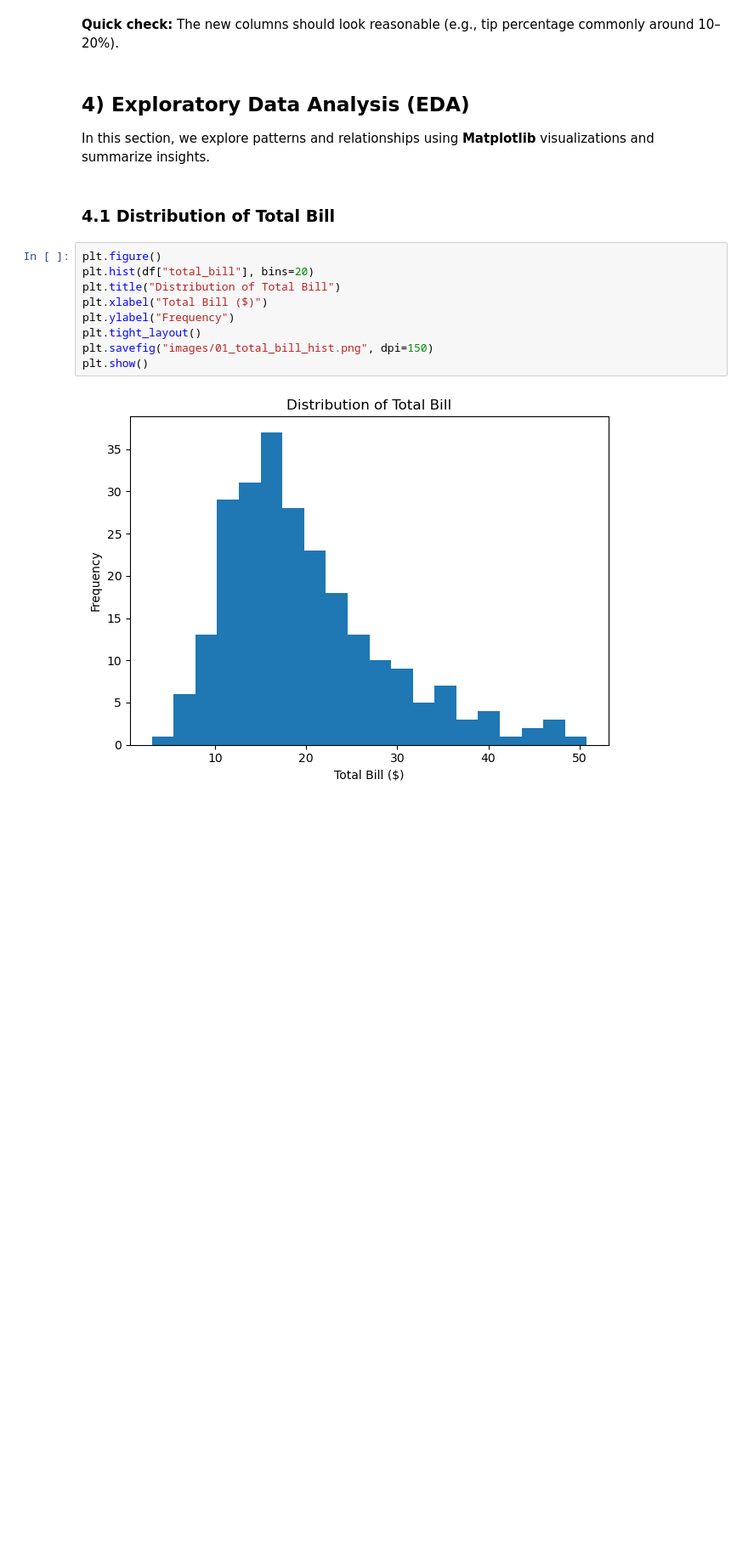
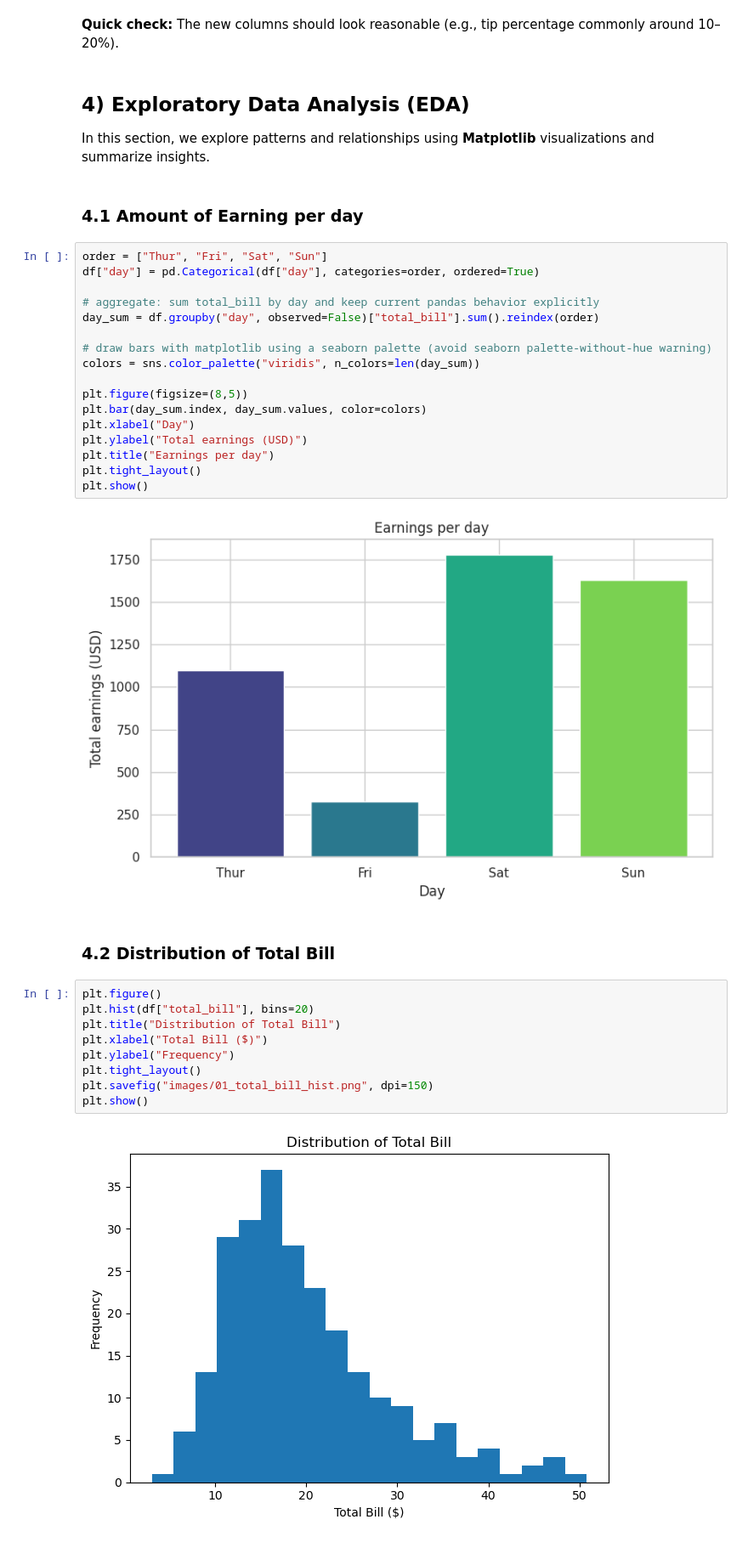
Before and after one commit to aaronjalomo/DS201-Final-Project-Tips, a Jupyter notebook: DS201_Final_Project.ipynb, the cells around one changed output. Shown at 85% size. Drawn from its saved outputs; the diff is of its cells as text; blank space fills up the shorter version.

```diff
--- a/DS201_Final_Project.ipynb
+++ b/DS201_Final_Project.ipynb
@@ -163,8 +163,29 @@ df[["total_bill", "tip", "size", "tip_pct", "bill_per_person"]].head()
 # %% [markdown]
 ## 4) Exploratory Data Analysis (EDA)
 In this section, we explore patterns and relationships using **Matplotlib** visualizations and summarize insights.
+# %% [markdown]
+### 4.1 Amount of Earning per day
+# %%
+order = ["Thur", "Fri", "Sat", "Sun"]
+df["day"] = pd.Categorical(df["day"], categories=order, ordered=True)
+
+# aggregate: sum total_bill by day and keep current pandas behavior explicitly
+day_sum = df.groupby("day", observed=False)["total_bill"].sum().reindex(order)
+
+# draw bars with matplotlib using a seaborn palette (avoid seaborn palette-without-hue warning)
+colors = sns.color_palette("viridis", n_colors=len(day_sum))
+
+plt.figure(figsize=(8,5))
+plt.bar(day_sum.index, day_sum.values, color=colors)
+plt.xlabel("Day")
+plt.ylabel("Total earnings (USD)")
+plt.title("Earnings per day")
+plt.tight_layout()
+plt.show()
+# %% [output]
+[figure, added]
 # %% [markdown]
-### 4.1 Distribution of Total Bill
+### 4.2 Distribution of Total Bill
 # %%
 plt.figure()
 plt.hist(df["total_bill"], bins=20)
```
Also changed, not shown: parts of 10 cells of this notebook.
